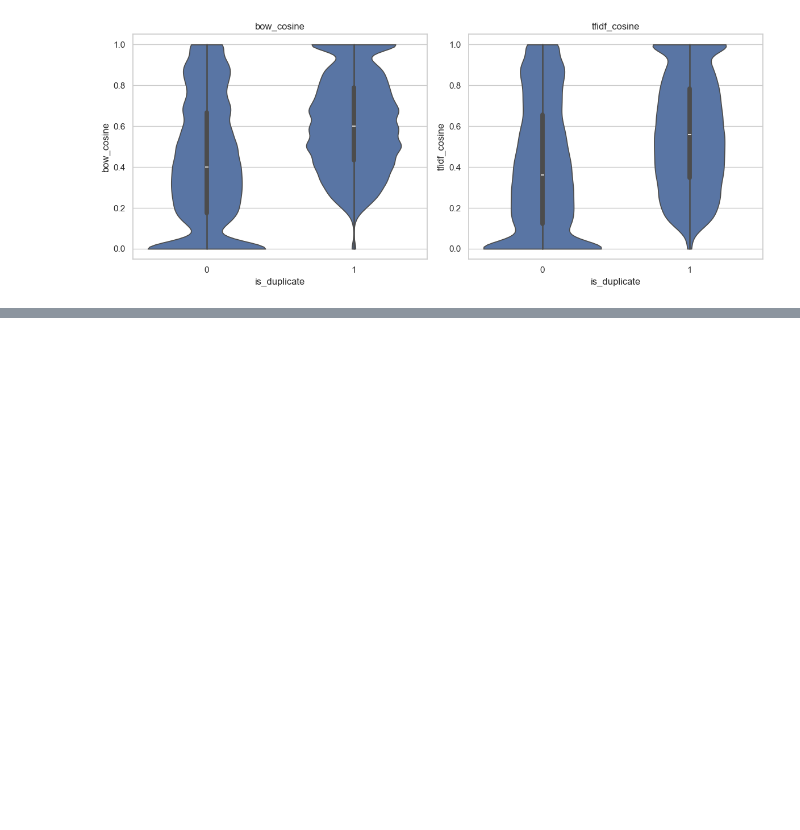
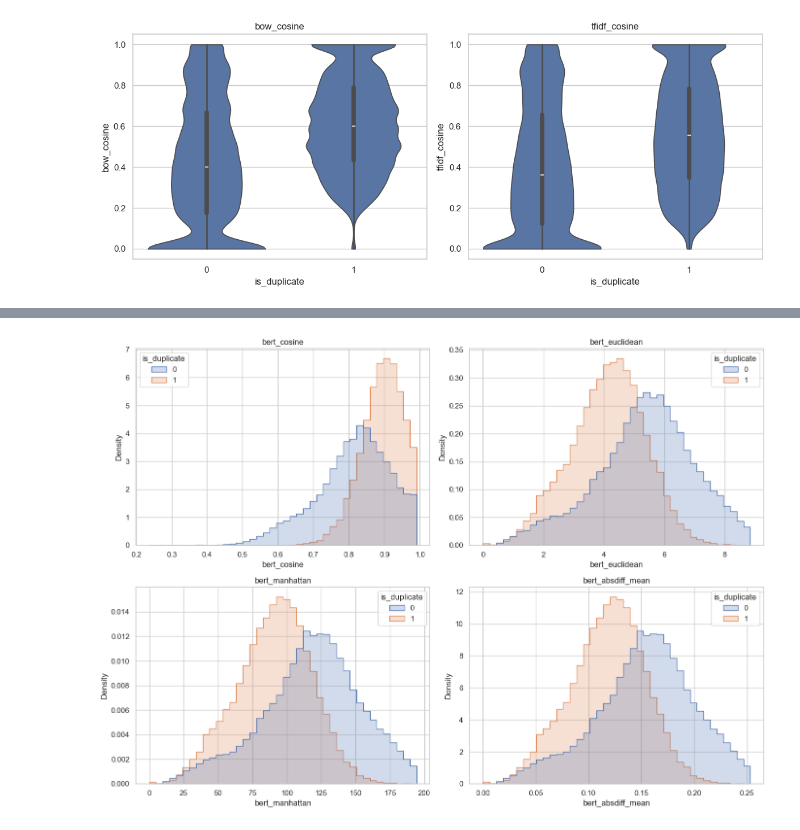
Before and after one commit to Demavend/Quora-project, a Jupyter notebook: notebooks/03_feature_engineering.ipynb, the cells around one changed output, grey strips where cells are left out. Saved outputs shown, nothing was run; the diff lists cells and outputs as text; code cells hidden in the pictures; blank space fills up the shorter version.

```diff
--- a/notebooks/03_feature_engineering.ipynb
+++ b/notebooks/03_feature_engineering.ipynb
@@ -342,0 +494,51 @@ plt.show()
+# %%
+if bert_features is not None:
+    bert_plot_df = pd.concat([df[[target_col]].reset_index(drop=True), bert_features], axis=1)
+    bert_sample = bert_plot_df.sample(min(len(bert_plot_df), 60000), random_state=42)
+
+    selected_bert = [
+        "bert_cosine",
+        "bert_euclidean",
+        "bert_manhattan",
+        "bert_absdiff_mean",
+    ]
+
+    fig, axes = plt.subplots(2, 2, figsize=(14, 10))
+    axes = axes.flatten()
+
+    for ax, feature in zip(axes, selected_bert):
+        upper = bert_sample[feature].quantile(0.99)
+        view = bert_sample[bert_sample[feature] <= upper].copy()
+        sns.histplot(
+            data=view,
+            x=feature,
+            hue=target_col,
+            bins=40,
+            stat="density",
+            common_norm=False,
+            element="step",
+            ax=ax,
+        )
+        ax.set_title(feature)
+
+    plt.tight_layout()
+    plt.show()
+
+    bert_summary = summarize_feature_group(
+        bert_features,
+        target=df[target_col],
+        feature_names=[
+            "bert_cosine",
+            "bert_euclidean",
+            "bert_manhattan",
+            "bert_dot",
+            "bert_absdiff_mean",
+            "bert_absdiff_max",
+        ],
+    )
+
+    display(bert_summary.round(4))
+else:
+    print("No BERT features are available yet for visualization.")
+# %% [output]
+[figure, added]
```
Also changed, not shown: parts of 30 cells of this notebook, 7 other files.
